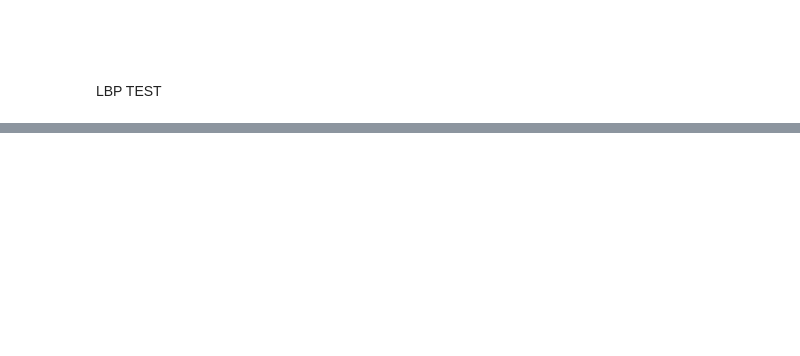
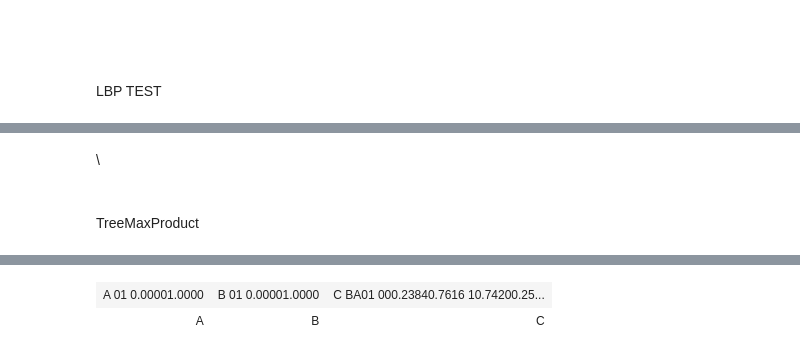
Before and after one commit to Qdake/Decision-making-under-uncertainty, a Jupyter notebook: rapport.ipynb, the cells around one changed output, grey strips where cells are left out. Drawn from its saved outputs; the diff is of its cells as text; code cells hidden in the pictures; blank space fills up the shorter version.

Commit message:
to debug MaxProduct

```diff
--- a/rapport.ipynb
+++ b/rapport.ipynb
@@ -190,0 +198,6 @@ Exo LBPSumproductInference:
+# %% [markdown]
+\
+\
+\
+\
+TreeMaxProduct
@@ -190,0 +207,9 @@ Exo LBPSumproductInference:
+# %%
+bn=gum.fastBN("A->C<-B");
+gnb.showBN(bn)
+bn.cpt("A").fillWith([0,1]);
+bn.cpt("B").fillWith([0,1]);
+bn.cpt("C").fillWith([0.2384,0.7616,0.7420,0.2580,0.5474,0.4526,0.1668,0.8332])
+gnb.sideBySide(bn.cpt("A"),bn.cpt("B"),bn.cpt("C"),
+              captions=['A','B','C'])
+# %% [output]
@@ -190,0 +217,2 @@ Exo LBPSumproductInference:
+| A 01 0.00001.0000 | B 01 0.00001.0000 | C BA01 000.23840.7616 10.74200.25... |
+| A | B | C |
```
Also changed, not shown: parts of 16 cells of this notebook, 1 other file.
